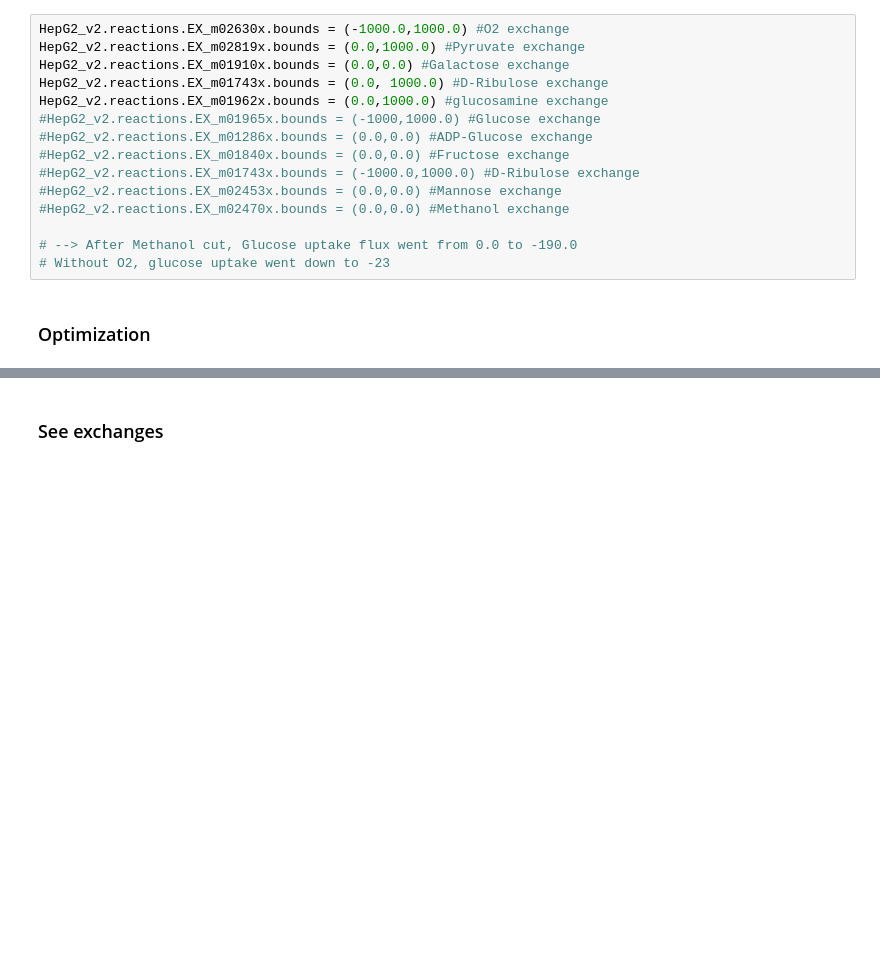
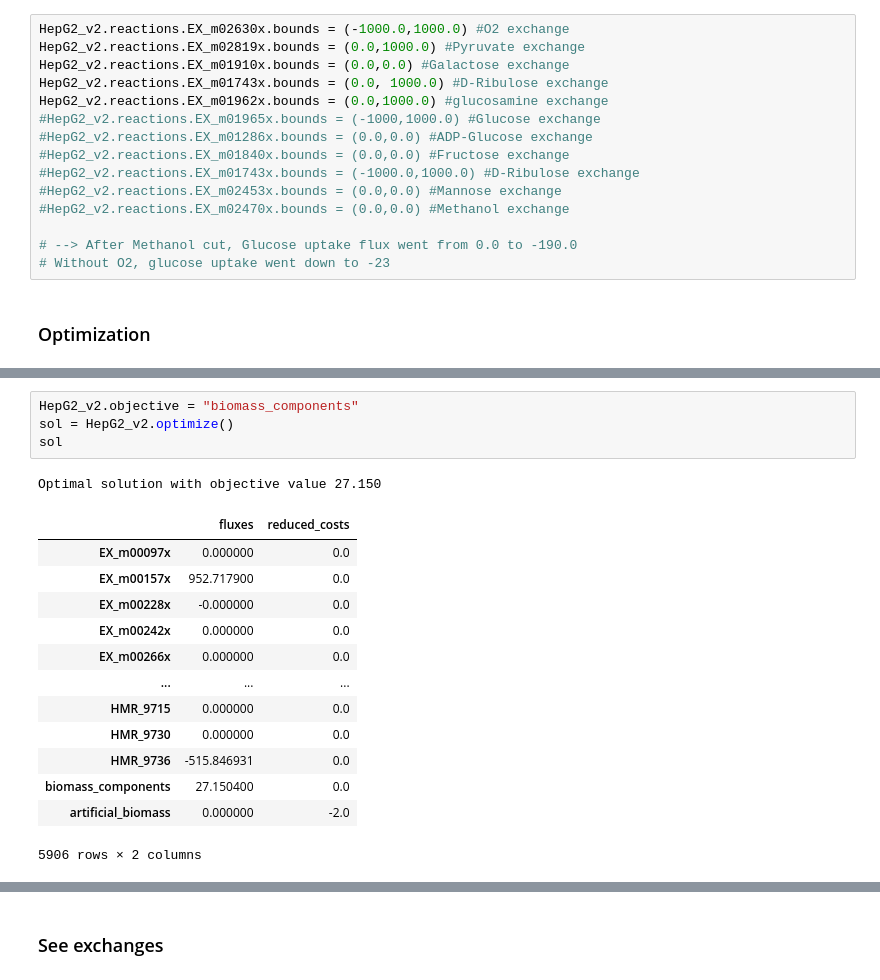
Before and after one commit to JoPkb/RBA_cutsets, a Jupyter notebook: manips_light.ipynb, the cells around one changed output, grey strips where cells are left out. Saved outputs shown, nothing was run; the diff lists cells and outputs as text; blank space fills up the shorter version.

```diff
--- a/manips_light.ipynb
+++ b/manips_light.ipynb
@@ -149,0 +140,19 @@ Secretion
+# %%
+HepG2_v2.objective = "biomass_components"
+sol = HepG2_v2.optimize()
+sol
+# %% [output]
+Optimal solution with objective value 27.150
+|  | fluxes | reduced_costs |
+| EX_m00097x | 0.000000 | 0.0 |
+| EX_m00157x | 952.717900 | 0.0 |
+| EX_m00228x | -0.000000 | 0.0 |
+| EX_m00242x | 0.000000 | 0.0 |
+| EX_m00266x | 0.000000 | 0.0 |
+| ... | ... | ... |
+| HMR_9715 | 0.000000 | 0.0 |
+| HMR_9730 | 0.000000 | 0.0 |
+| HMR_9736 | -515.846931 | 0.0 |
+| biomass_components | 27.150400 | 0.0 |
+| artificial_biomass | 0.000000 | -2.0 |
+5906 rows × 2 columns
```
Also changed, not shown: parts of 11 cells of this notebook, 5 other files.
